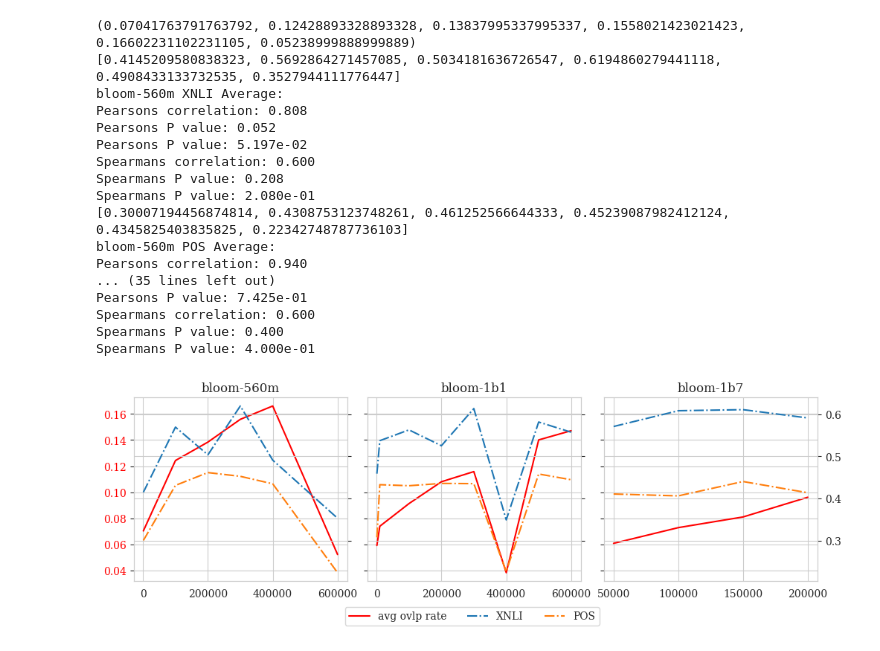
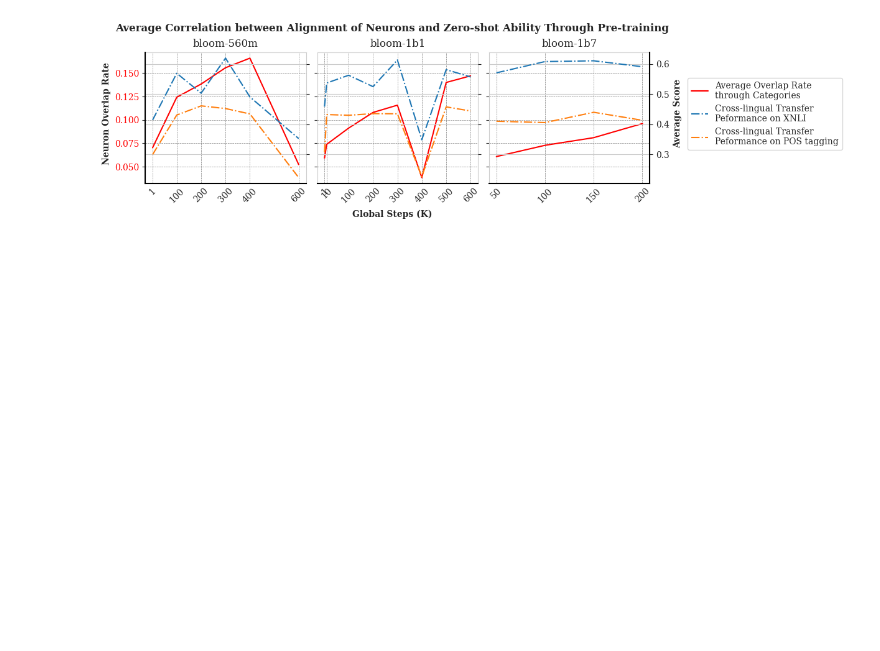
Before and after one commit to ErikaaWang/multilingual-typology-probing, a Jupyter notebook: scatter_plot_ovlp.ipynb, the cells around one changed output. Drawn from its saved outputs; the diff is of its cells as text; code cells hidden in the pictures; blank space fills up the shorter version.

```diff
--- a/scatter_plot_ovlp.ipynb
+++ b/scatter_plot_ovlp.ipynb
@@ -127,7 +165,7 @@ def add_identity(axes, *line_args, **line_kwargs):
     # return axes
 # %%
 # ======================#2 correlation plot - curve#==============================
-fig, axs = plt.subplots(1, 3, sharex=False, sharey=True, layout="constrained", figsize=(10,3))
+fig, axs = plt.subplots(1, 3, sharex=False, sharey=True, layout="constrained", figsize=(9,3))
 model_index = 0
 axs_dup = [ax.twinx() for ax in axs]
 for model in ['bloom-560m', 'bloom-1b1', 'bloom-1b7']:
@@ -149,65 +187,85 @@ for model in ['bloom-560m', 'bloom-1b1', 'bloom-1b7']:
         avg_alignment[k] = v/2
 
     ckpts, avg_ovlps = zip(*avg_alignment.items())
-    axs[model_index].plot(ckpts, avg_ovlps, "r-", label='avg ovlp rate')
+    axs[model_index].plot(ckpts, avg_ovlps, "r-", label=f'Average Overlap Rate\nthrough Categories')
     var_1 = avg_ovlps
-    print(var_1)
+    # print(var_1)
 
     task_name_dict = {"XNLI": 'xnli_acc', "POS": 'f1-score'}
     for task in ["XNLI", "POS"]:
         score_dict = pd.read_csv(f'csv_files/{model}_{task_name_dict[task]}.csv', index_col=0)
         avg_scores = score_dict.mean(axis=0).to_dict()
         if 'best' in avg_scores:
             del avg_scores['best']
         x = [int(k) for k in avg_scores.keys()]
         y = avg_scores.values()
         var_2 = list(y)
-        print(var_2)
-        axs_dup[model_index].plot(x, y, "-.", label=task)
-        print(f"{model} {task} Average:")
-        print_pearson(var_1, var_2)
-        print_spearman(var_1, var_2)
+        # print(var_2)
+        if task == "XNLI":
+            axs_dup[model_index].plot(x, y, "-.", label=f'Cross-lingual Transfer\nPeformance on {task}')
+        elif task == "POS":
+            axs_dup[model_index].plot(x, y, "-.", label=f'Cross-lingual Transfer\nPeformance on {task} tagging')
+        # print(f"{model} {task} Average:")
+        # print_pearson(var_1, var_2)
+        # print_spearman(var_1, var_2)
+
+        axs_dup[model_index].spines['top'].set_color('none')
+        axs_dup[model_index].spines['right'].set_color('none')
+        axs_dup[model_index].spines['bottom'].set_color('black')
+        axs_dup[model_index].spines['left'].set_color('black')
+        # plt.gca().spines['top'].set_linewidth(0)
+        # plt.gca().spines['right'].set_linewidth(0)
+        axs_dup[model_index].spines['bottom'].set_linewidth(1.5)
+        axs_dup[model_index].spines['left'].set_linewidth(1.5)
+
+        # Function to format the x-axis labels
+        def format_func(value, tick_number):
+            return f'{int(value/1000)}'
+
+        # Apply the formatter to the x-axis
+        axs[model_index].xaxis.set_major_formatter(FuncFormatter(format_func))
+
+        axs[model_index].set_xticks(ticks=x)
+        axs[model_index].tick_params(axis='x', which='major', labelrotation=45, direction='out', length=0, width=1)
+        # axs[model_index].spines['bottom'].set_position(('outward', 10))  # Move bottom spine outward
+        # axs[model_index].spines['left'].set_position(('outward', 10))
+
+        axs[model_index].grid(True, which='major', linewidth=0.5, color='gray', linestyle='--')
 
     if model_index < 2:
         axs_dup[model_index].get_shared_y_axes().join(axs_dup[model_index], axs_dup[model_index+1])
-    axs[model_index].set_title(model)
+    axs_dup[model_index].set_title(model)
     axs[model_index].tick_params(axis='y', labelcolor='red')
+
 
     model_index += 1
 
 axs_dup[0].set_yticklabels([])
 axs_dup[1].set_yticklabels([])
+axs_dup[1].spines['left'].set_color('none')
+axs_dup[2].spines['right'].set_color('black')
+axs_dup[2].spines['left'].set_color('none')
+axs_dup[2].spines['right'].set_linewidth(1.5)
 
 labels_handles = {
   label: handle for ax in fig.axes for handle, label in zip(*ax.get_legend_handles_labels())
 }
 
+fig.text(0.5, -0.04, 'Global Steps (K)', ha='center', va='center', fontweight='bold')
+fig.text(-0.01, 0.5, 'Neuron Overlap Rate', ha='center', va='center', rotation='vertical', fontweight='bold')
+fig.text(1.01, 0.5, 'Average Score', ha='center', va='center', rotation='vertical', fontweight='bold')
+
 fig.legend(
   labels_handles.values(),
   labels_handles.keys(),
-  loc = "upper center",
-   bbox_to_anchor = (0.5, 0),
+  loc = 'center left',
+   bbox_to_anchor=(1.02, 0.5),
    bbox_transform = plt.gcf().transFigure,
-   ncol=3
+   ncol=1
 )
 
+fig.suptitle('Average Correlation between Alignment of Neurons and Zero-shot Ability Through Pre-training', fontweight='bold', fontsize=12)
+
 plt.savefig(f'experiments/scatterplots/crslgual_curve.pdf', bbox_inches='tight')
 # %% [output]
-(0.07041763791763792, 0.12428893328893328, 0.13837995337995337, 0.1558021423021423, 0.16602231102231105, 0.05238999888999889)
-[0.4145209580838323, 0.5692864271457085, 0.5034181636726547, 0.6194860279441118, 0.4908433133732535, 0.3527944111776447]
-bloom-560m XNLI Average:
-Pearsons correlation: 0.808
-Pearsons P value: 0.052
-Pearsons P value: 5.197e-02
-Spearmans correlation: 0.600
-Spearmans P value: 0.208
-Spearmans P value: 2.080e-01
-[0.30007194456874814, 0.4308753123748261, 0.461252566644333, 0.45239087982412124, 0.4345825403835825, 0.22342748787736103]
-bloom-560m POS Average:
-Pearsons correlation: 0.940
-... (35 lines left out)
-Pearsons P value: 7.425e-01
-Spearmans correlation: 0.600
-Spearmans P value: 0.400
-Spearmans P value: 4.000e-01
-[figure, old version]
+[figure, new version]
```
Also changed, not shown: parts of 7 cells of this notebook, 6 other files.
